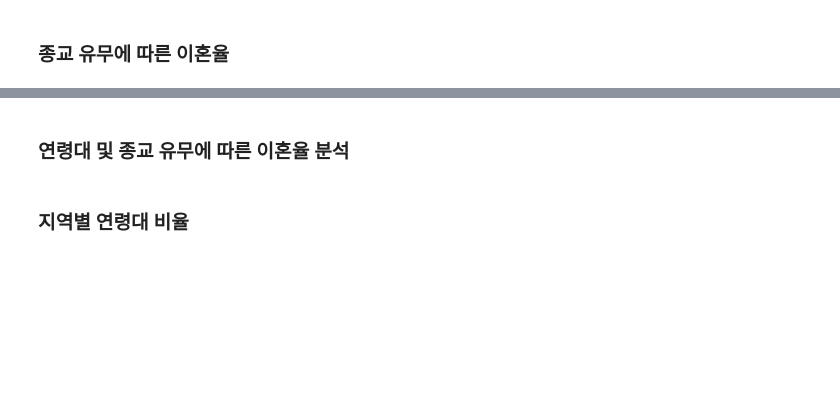
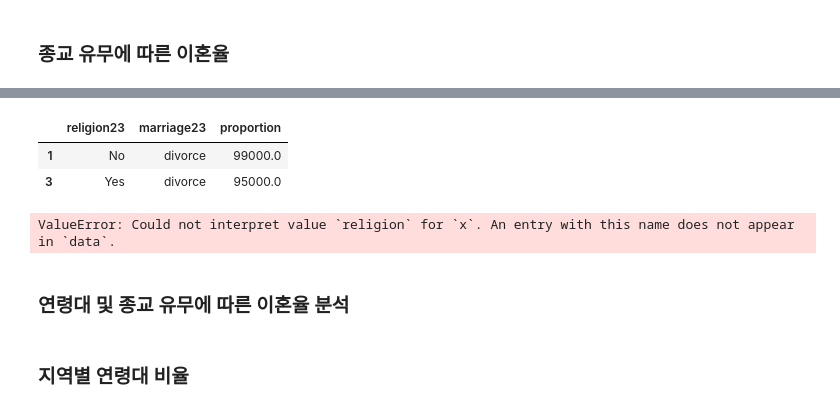
Before and after one commit to nicolekor/final_report, a Jupyter notebook: 한국인의삶_유니크_비교_2019vs2023_최종본_NY2_성별완료.ipynb, the cells around one changed output, grey strips where cells are left out. Cells and saved outputs as stored; diff of their text form; code cells hidden in the pictures; blank space fills up the shorter version.

```diff
--- a/한국인의삶_유니크_비교_2019vs2023_최종본_NY2_성별완료.ipynb
+++ b/한국인의삶_유니크_비교_2019vs2023_최종본_NY2_성별완료.ipynb
@@ -1480,6 +2235,20 @@ rel_dev
+# %%
+
+# 2023년 코드 (셀 66)
+# 전처리
+# 1.divoce 추출 (이혼)
+# 2.이혼에 해당하는 값만 추출한다음 proportion을 백분율로 바꾸고
+# 3.소수점 첫째자리 까지 반올림
+rel_dev23 = rel_dev.query('marriage23 == "divorce"') \
+                 .assign(proportion =rel_dev['proportion'] * 100) \
+                 .round(1)
+rel_dev23
+# %% [output]
+|  | religion23 | marriage23 | proportion |
+| 1 | No | divorce | 99000.0 |
+| 3 | Yes | divorce | 95000.0 |
 # %%
 # 2019년 코드 (셀 67)
-sns.barplot(data =rel_dev, x='religion' ,y='proportion')
-
-# 2023년 코드 (셀 67)
-sns.barplot(data =rel_dev, x='religion' ,y='proportion')
+sns.barplot(data =rel_dev19, x='religion' ,y='proportion')
+# %% [output]
+ValueError: Could not interpret value `religion` for `x`. An entry with this name does not appear in `data`.
```
Also changed, not shown: parts of 120 cells of this notebook, 1 other file.
